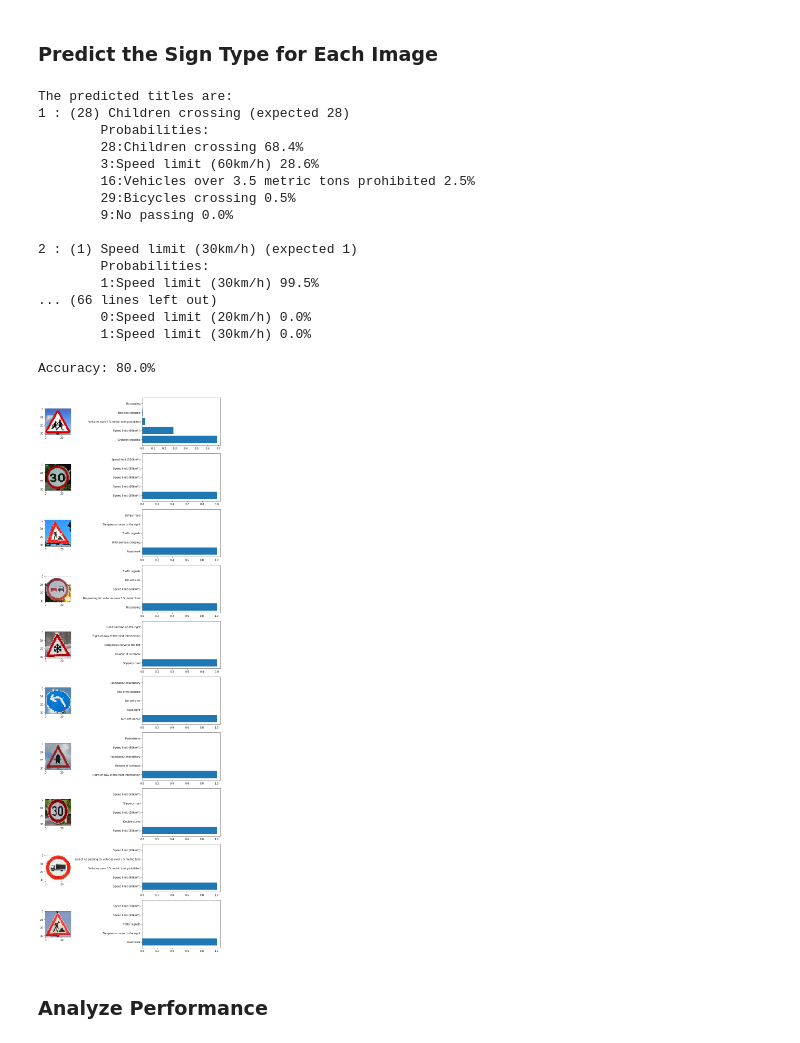
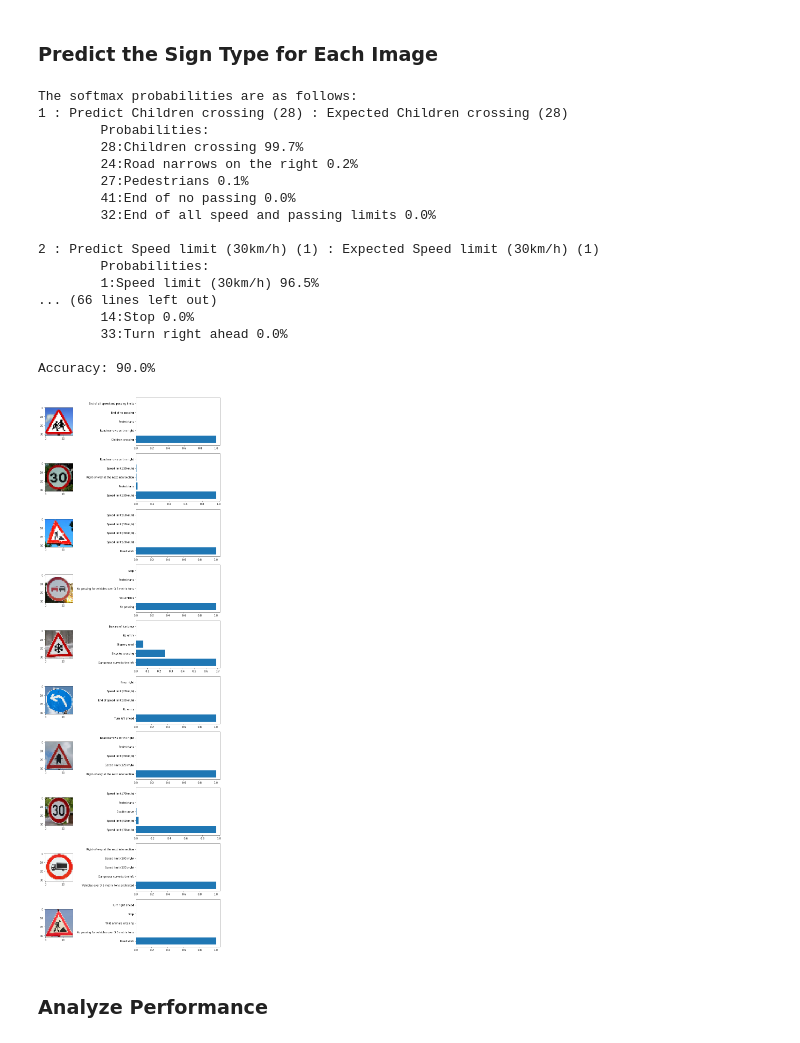
Before and after one commit to ashpatel/CarND-Traffic-Sign-Classifier-Project, a Jupyter notebook: Traffic_Sign_Classifier.ipynb, the cells around one changed output. Cells and saved outputs as stored; diff of their text form; code cells hidden in the pictures.

```diff
--- a/Traffic_Sign_Classifier.ipynb
+++ b/Traffic_Sign_Classifier.ipynb
@@ -278,6 +278,7 @@ def processImages(images):
 EPOCHS = 25
 BATCH_SIZE = 128
 learning_rate = 0.001
+dropout_keep = 0.5
 
 #generate more data
 X_more,y_more = generateMoreSamples(X_train_in,y_train_in,500)
@@ -370,7 +371,7 @@ def LeNet(x):
 
     # Activation.
     conv4 = tf.nn.relu(conv4)
-    conv4 = tf.nn.dropout(conv4,.7)
+    conv4 = tf.nn.dropout(conv4,dropout_keep)
 
     # Layer 4a: Fully Connected. Input = 200. Output = 100.
     conv4a_w = tf.Variable(tf.truncated_normal(shape=(200,100), mean = mu, stddev = sigma))
@@ -379,7 +380,7 @@ def LeNet(x):
 
     # Activation
     conv4a = tf.nn.relu(conv4a)
-    conv4a = tf.nn.dropout(conv4a,.7)
+    conv4a = tf.nn.dropout(conv4a,dropout_keep)
 
     # TODO: Layer 5: Fully Connected. Input = 120. Output = 43.
     conv5_w = tf.Variable(tf.truncated_normal(shape=(100,43), mean = mu, stddev = sigma))
@@ -553,67 +554,71 @@ result, result_top_k = None, None
 with tf.Session() as sess:
         saver.restore(sess,"./lenet")
         feed_dict = {x: test_images}
-        sm_out = sess.run(softmax,feed_dict)
+        #sm_out = sess.run(softmax,feed_dict)
         top5_out = sess.run(predict_top5,feed_dict)
 
 
-predictions = np.argmax(sm_out, axis=1)
-web_image_titles = [ signnames[x][1] for x in predictions]
-web_image_labels = [ signnames[x][0] for x in predictions]
+#predictions = np.argmax(sm_out, axis=1)
+#web_image_titles = [ signnames[x][1] for x in predictions]
+#web_image_labels = [ signnames[x][0] for x in predictions]
 
 total_correct = 0
 prob_hist = []
 
-print ("The predicted titles are:")
-for idx, i in enumerate(web_image_titles):
+print ("The softmax probabilities are as follows:")
+for idx in range(len(test_labels)):
+    pred_idx = np.argmax(top5_out[0][idx])
+    pred_label = top5_out[1][idx][pred_idx]
     hist_data = []
-    print("%.1d : (%s) %s (expected %.1d)" % (idx + 1, web_image_labels[idx], i, test_labels[idx]))
+    #print("%.1d : (%s) %s (expected %.1d)" % (idx + 1, web_image_labels[idx], i, test_labels[idx]))
+    print("%.1d : Predict %s (%.1d) : Expected %s (%.1d)" %
+          (idx + 1, signnames[pred_label][1], pred_label, signnames[test_labels[idx]][1], test_labels[idx]))
     print("\tProbabilities:")
     for p in range(5):
         print ("\t%d:%s %.1f%%" % (top5_out[1][idx][p],
                                  signnames[top5_out[1][idx][p]][1],
                                 100*top5_out[0][idx][p]))
         hist_data.append([top5_out[1][idx][p],signnames[top5_out[1][idx][p]][1],top5_out[0][idx][p]])
 
     prob_hist.append(hist_data)
     print ("")
-    if test_labels[idx] == int(web_image_labels[idx]):
+    if test_labels[idx] == pred_label:
         total_correct += 1
 
 print ("Accuracy: %.1f%%" % ((total_correct / 10.)*100))
 
 fig,ax=plt.subplots(10,2, figsize=(10,30),gridspec_kw = {'width_ratios':[1, 3]})
 #ax = ax.ravel()
 
 p_y = [0,1,2,3,4]
 
 for item in range(len(prob_hist)):
     ax[item][0].imshow(test_images_in[item])
     #ax[item][1].barh([row[0] for row in prob_hist[item]],[row[2] for row in prob_hist[item]])
     ax[item][1].barh(p_y,[row[2] for row in prob_hist[item]])
     plt.sca(ax[item][1])
     plt.yticks(p_y, [row[1] for row in prob_hist[item]])
 
 plt.tight_layout()
 # %% [output]
-The predicted titles are:
-1 : (28) Children crossing (expected 28)
+The softmax probabilities are as follows:
+1 : Predict Children crossing (28) : Expected Children crossing (28)
         Probabilities:
-        28:Children crossing 68.4%
-        3:Speed limit (60km/h) 28.6%
-        16:Vehicles over 3.5 metric tons prohibited 2.5%
-        29:Bicycles crossing 0.5%
-        9:No passing 0.0%
+        28:Children crossing 99.7%
+        24:Road narrows on the right 0.2%
+        27:Pedestrians 0.1%
+        41:End of no passing 0.0%
+        32:End of all speed and passing limits 0.0%
 
-2 : (1) Speed limit (30km/h) (expected 1)
+2 : Predict Speed limit (30km/h) (1) : Expected Speed limit (30km/h) (1)
         Probabilities:
-        1:Speed limit (30km/h) 99.5%
+        1:Speed limit (30km/h) 96.5%
 ... (66 lines left out)
-        0:Speed limit (20km/h) 0.0%
-        1:Speed limit (30km/h) 0.0%
+        14:Stop 0.0%
+        33:Turn right ahead 0.0%
 
-Accuracy: 80.0%
+Accuracy: 90.0%
-[figure, old version]
+[figure, new version]
 # %% [markdown]
 ### Analyze Performance
 # %%
```
Also changed, not shown: parts of 3 cells of this notebook, 10 other files.
